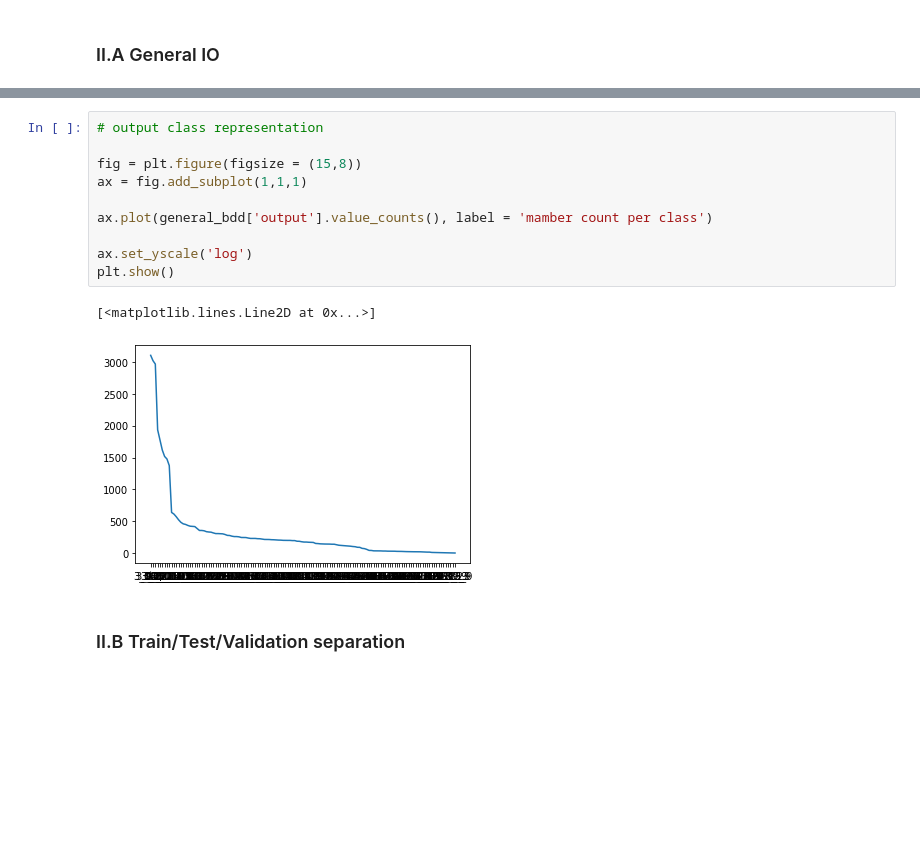
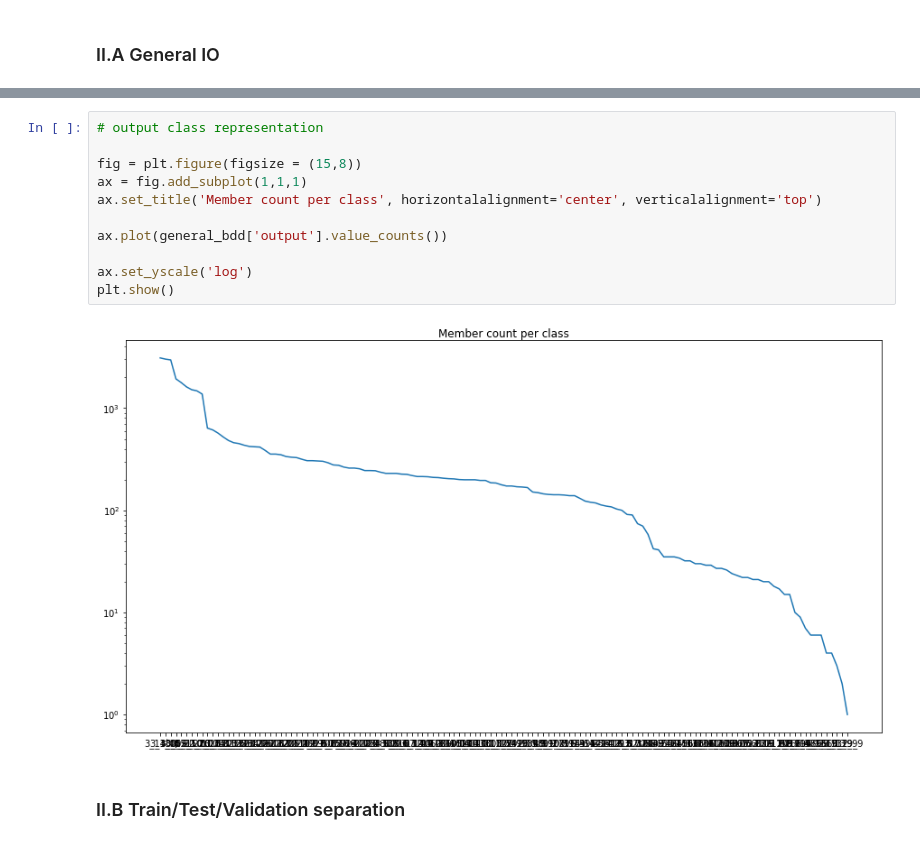
Before and after one commit to EtWnn/AlphaTerminal, a Jupyter notebook: single_eagle_training.ipynb, the cells around one changed output, grey strips where cells are left out. Saved outputs shown, nothing was run; the diff lists cells and outputs as text; blank space fills up the shorter version.

```diff
--- a/single_eagle_training.ipynb
+++ b/single_eagle_training.ipynb
@@ -59,16 +65,16 @@ Index(['match_id', 'flipped', 'image_path', 'image_name', 'p1_health',
 # %%
 # output class representation
 
 fig = plt.figure(figsize = (15,8))
 ax = fig.add_subplot(1,1,1)
+ax.set_title('Member count per class', horizontalalignment='center', verticalalignment='top')
 
-ax.plot(general_bdd['output'].value_counts(), label = 'mamber count per class')
+ax.plot(general_bdd['output'].value_counts())
 
 ax.set_yscale('log')
 plt.show()
 # %% [output]
-[<matplotlib.lines.Line2D at 0x...>]
-[figure, old version]
+[figure, new version]
 # %% [markdown]
 ### II.B Train/Test/Validation separation
 # %%
```
Also changed, not shown: parts of 5 cells of this notebook, 2 other files.
